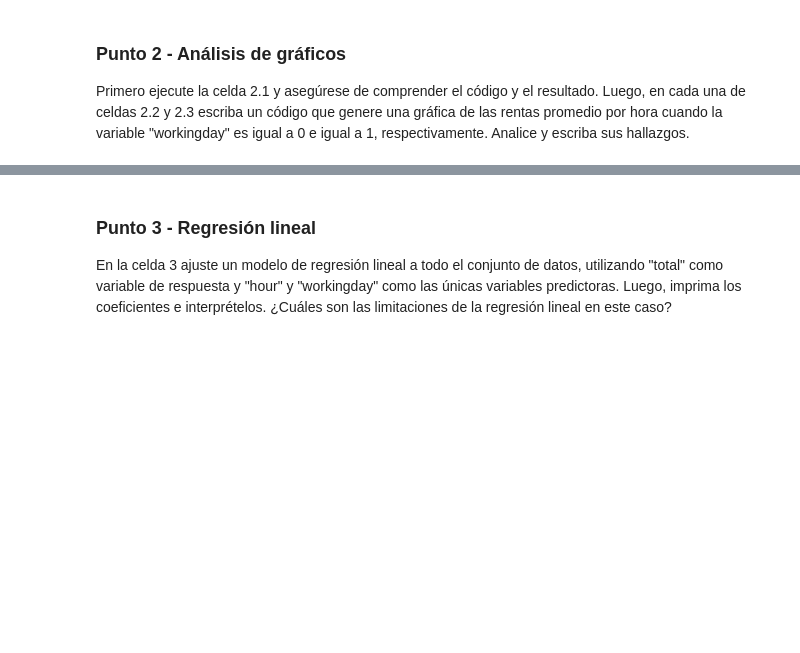
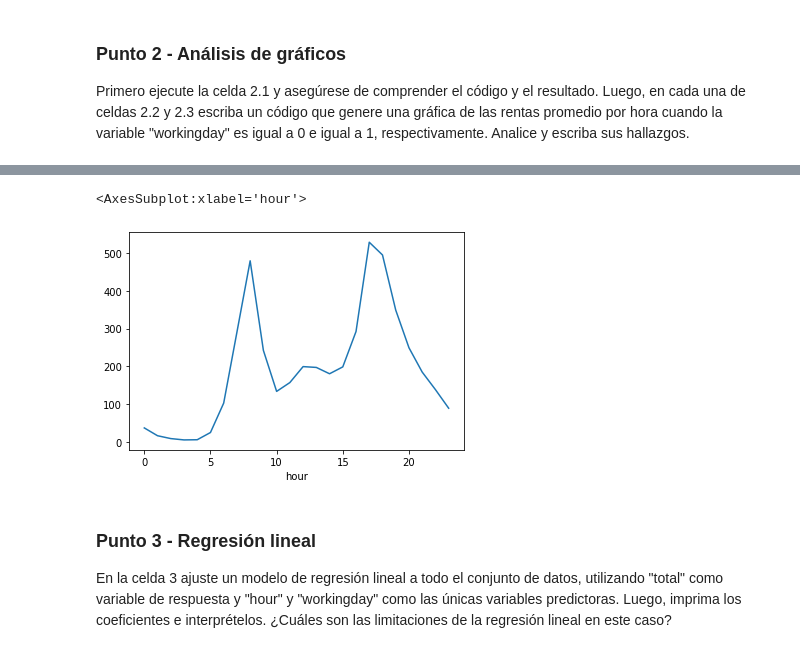
Before and after one commit to albahnsen/MIAD_ML_and_NLP, a Jupyter notebook: Semana 1/S1TC1_arboles_ensamblajes.ipynb, the cells around one changed output, grey strips where cells are left out. Drawn from its saved outputs; the diff is of its cells as text; code cells hidden in the pictures; blank space fills up the shorter version.

```diff
--- a/Semana 1/S1TC1_arboles_ensamblajes.ipynb
+++ b/Semana 1/S1TC1_arboles_ensamblajes.ipynb
@@ -54,3 +244,13 @@ bikes.groupby('hour').total.mean().plot()
+# %%
+# Celda 2.3 - "workingday"=1 escriba su código y hallazgos
+bikes[bikes['workingday']==1].groupby('hour').total.mean().plot()
+# esta grafica es un reflejo del comportamiento de la grafica completa, pues to que se mantinen los dos picos maximos en la jornada de la manana llegando a su pico a las 8 horas
+# con un valor total de rentas de 479.945161, donde antes de esa hora sube dramaticamnte y despues baja dramaticamente, siendo asi las 8 horas el momento en que la mayoria de los
+# usuarios comienzan su jornada laboral, por otro lado, en las horas de la tarde se tiene que, se tiene un pico maxmimo a las 17 529.209003 y una leve caida a las 18 495.485531,
+# luego a las 19 horas baja hasta 349.282958 y despues de eso se da un bajon dramatico en la cantidad de ususarios, manteniendose en general debajo de 200 rentas durante el resto del dia
+# %% [output]
+<AxesSubplot:xlabel='hour'>
+[figure, added]
 # %% [markdown]
 ### Punto 3 - Regresión lineal
 En la celda 3 ajuste un modelo de regresión lineal a todo el conjunto de datos, utilizando "total" como variable de respuesta y "hour" y "workingday" como las únicas variables predictoras. Luego, imprima los coeficientes e interprételos. ¿Cuáles son las limitaciones de la regresión lineal en este caso?
```
Also changed, not shown: parts of 50 cells of this notebook, 3 other files.
